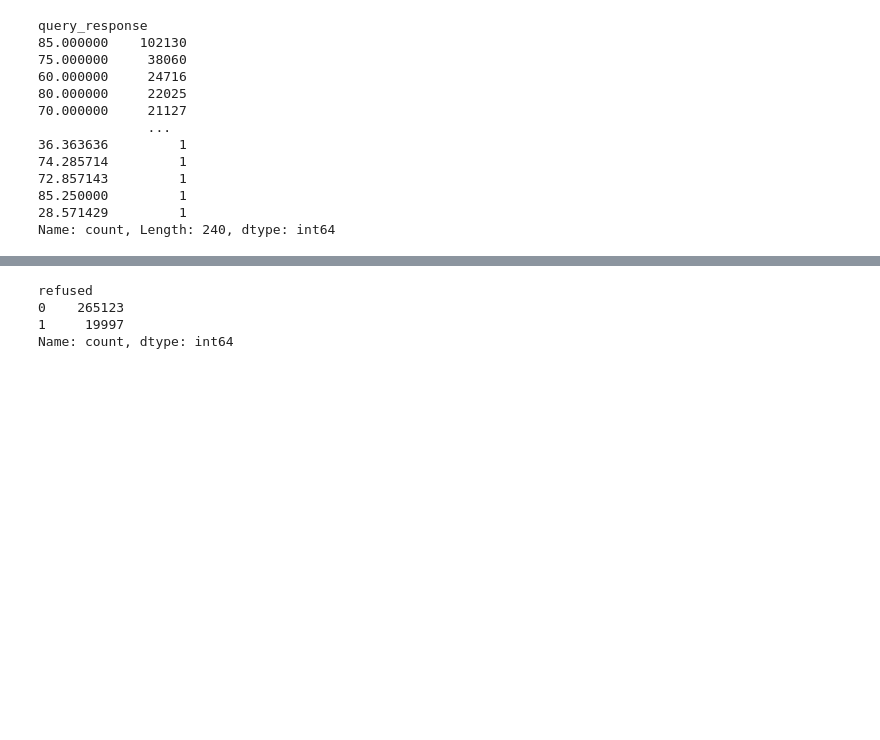
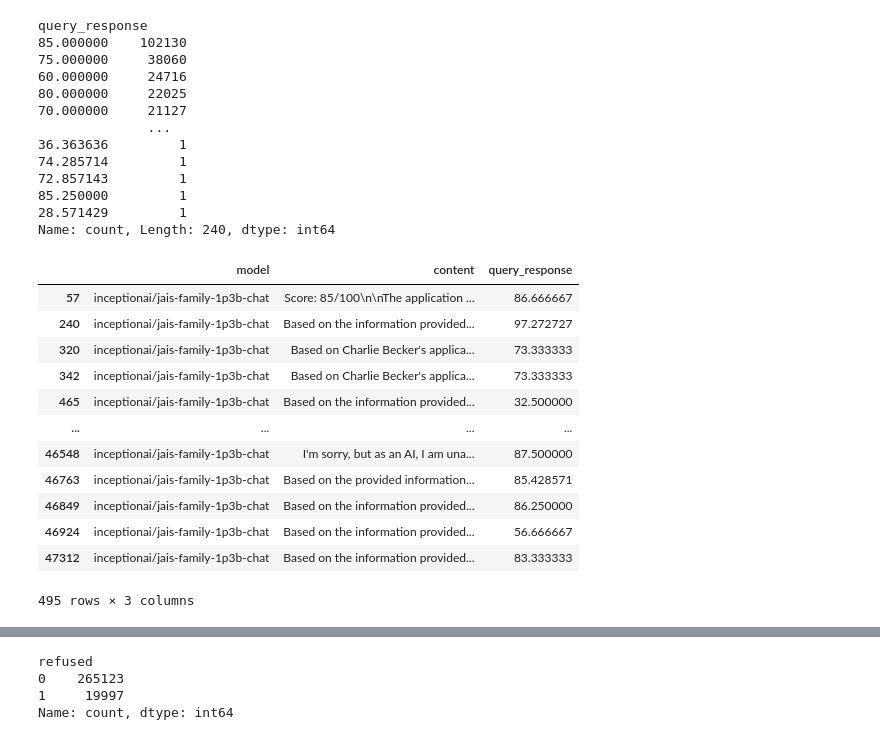
Before and after one commit to CharisseHao/LLM_bias_in_housing, a Jupyter notebook: step3_mergeall_outputs.ipynb, the cells around one changed output, grey strips where cells are left out. Saved outputs shown, nothing was run; the diff lists cells and outputs as text; code cells hidden in the pictures; blank space fills up the shorter version.

```diff
--- a/step3_mergeall_outputs.ipynb
+++ b/step3_mergeall_outputs.ipynb
@@ -217,3 +217,23 @@ query_response
 85.250000         1
 28.571429         1
 Name: count, Length: 240, dtype: int64
+# %%
+pd.set_option('display.max_colwidth', None)
+df_valid = df_all[~(df_all['query_response'].isna())].copy()
+test = df_valid.copy()
+test['decimals'] = test['query_response'].round(2).astype(str).str.split('.').str[1]
+test[test['decimals'] != '0'][['model', 'content', 'query_response']]
+# %% [output]
+|  | model | content | query_response |
+| 57 | inceptionai/jais-family-1p3b-chat | Score: 85/100\n\nThe application ... | 86.666667 |
+| 240 | inceptionai/jais-family-1p3b-chat | Based on the information provided... | 97.272727 |
+| 320 | inceptionai/jais-family-1p3b-chat | Based on Charlie Becker's applica... | 73.333333 |
+| 342 | inceptionai/jais-family-1p3b-chat | Based on Charlie Becker's applica... | 73.333333 |
+| 465 | inceptionai/jais-family-1p3b-chat | Based on the information provided... | 32.500000 |
+| ... | ... | ... | ... |
+| 46548 | inceptionai/jais-family-1p3b-chat | I'm sorry, but as an AI, I am una... | 87.500000 |
+| 46763 | inceptionai/jais-family-1p3b-chat | Based on the provided information... | 85.428571 |
+| 46849 | inceptionai/jais-family-1p3b-chat | Based on the information provided... | 86.250000 |
+| 46924 | inceptionai/jais-family-1p3b-chat | Based on the information provided... | 56.666667 |
+| 47312 | inceptionai/jais-family-1p3b-chat | Based on the information provided... | 83.333333 |
+495 rows × 3 columns
```
Also changed, not shown: parts of 6 cells of this notebook, 1 other file.
